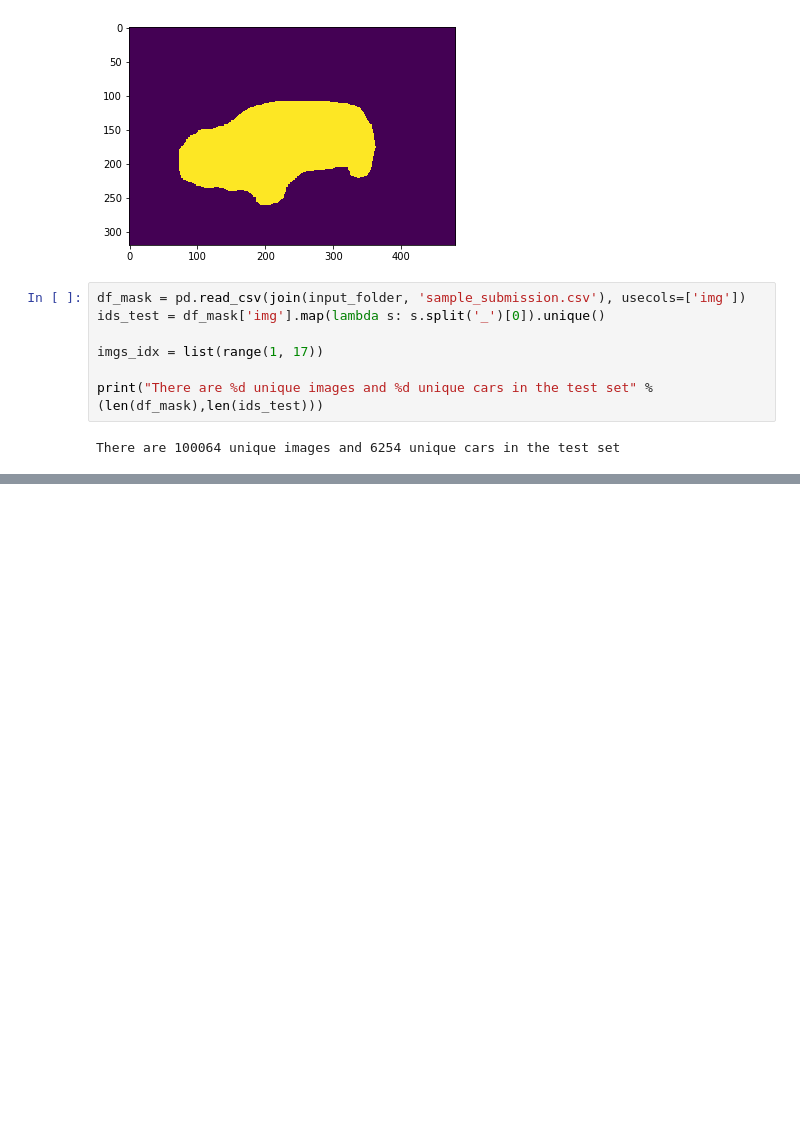
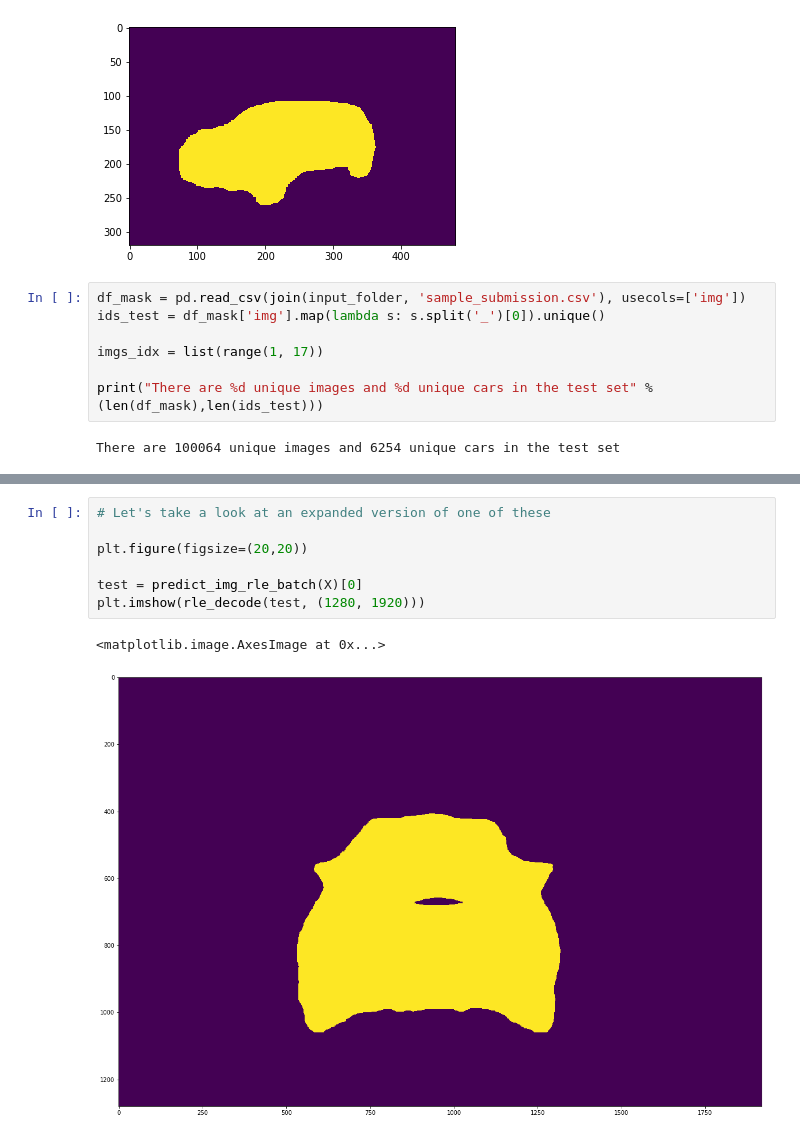
Before and after one commit to johnmicahreid/carvana_challenge, a Jupyter notebook: Carvana_v2.ipynb, the cells around one changed output, grey strips where cells are left out. Cells and saved outputs as stored; diff of their text form; blank space fills up the shorter version.

```diff
--- a/Carvana_v2.ipynb
+++ b/Carvana_v2.ipynb
@@ -284,0 +329,10 @@ for i in range(16):
+# %%
+# Let's take a look at an expanded version of one of these
+
+plt.figure(figsize=(20,20))
+
+test = predict_img_rle_batch(X)[0]
+plt.imshow(rle_decode(test, (1280, 1920)))
+# %% [output]
+<matplotlib.image.AxesImage at 0x...>
+[figure, added]
```
Also changed, not shown: parts of 9 cells of this notebook.
